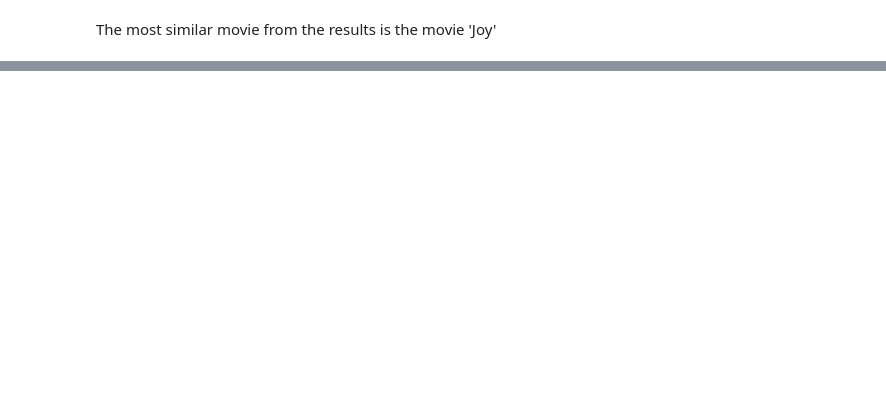
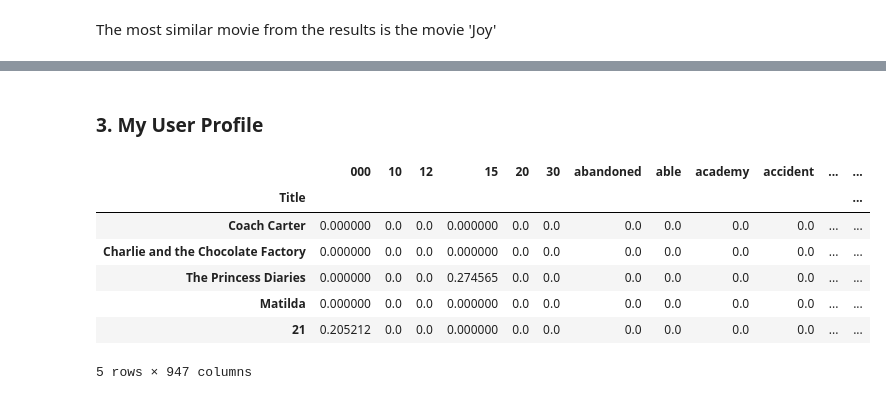
Before and after one commit to wswu001/Recommendation-Engine-for-Movies, a Jupyter notebook: Part2_content_based.ipynb, the cells around one changed output, grey strips where cells are left out. Cells and saved outputs as stored; diff of their text form; code cells hidden in the pictures; blank space fills up the shorter version.

```diff
--- a/Part2_content_based.ipynb
+++ b/Part2_content_based.ipynb
@@ -334,0 +368,25 @@ The most similar movie from the results is the movie 'Joy'
+# %% [markdown]
+### 3. My User Profile
+# %%
+# Create a list of movies I like
+list_of_movies_enjoyed = ['Coach Carter', 'Charlie and the Chocolate Factory',
+'The Princess Diaries', 'Matilda', '21', 'Catch Me If You Can', 'The Wolf of Wall Street',
+'X-Men Origins: Wolverine', 'The Black Panther', 'Sherlock Holmes: A Game of Shadows', 'Mulan',
+'The Parent Trap', 'Monsters University', 'Clueless', 'Legally Blonde', 'Parasite', 'The Chronicles of Narnia: The Lion, the Witch and the Wardrobe',
+'The Hunger Games', 'School of Rock','Indiana Jones and the Kingdom of the Crystal Skull',
+'The Incredibles','Kingsman: The Secret Service','Argo','The Lord of the Rings: The Return of the King',
+'White Chicks', 'The House Bunny', 'Suicide Squad','Pitch Perfect','The Devil Wears Prada', 'The Holiday','The Phantom of the Opera',
+'Harry Potter and the Philosopher\'s Stone','Lemony Snicket\'s A Series of Unfortunate Events']
+
+# Create a subset of only the movies in the target list
+movies_enjoyed_df = tfidf_df.reindex(list_of_movies_enjoyed)
+movies_enjoyed_df.head()
+# %% [output]
+|  | 000 | 10 | 12 | 15 | 20 | 30 | abandoned | able | academy | accident | ... | ... |
+| Title |  |  |  |  |  |  |  |  |  |  |  | ... |
+| Coach Carter | 0.000000 | 0.0 | 0.0 | 0.000000 | 0.0 | 0.0 | 0.0 | 0.0 | 0.0 | 0.0 | ... | ... |
+| Charlie and the Chocolate Factory | 0.000000 | 0.0 | 0.0 | 0.000000 | 0.0 | 0.0 | 0.0 | 0.0 | 0.0 | 0.0 | ... | ... |
+| The Princess Diaries | 0.000000 | 0.0 | 0.0 | 0.274565 | 0.0 | 0.0 | 0.0 | 0.0 | 0.0 | 0.0 | ... | ... |
+| Matilda | 0.000000 | 0.0 | 0.0 | 0.000000 | 0.0 | 0.0 | 0.0 | 0.0 | 0.0 | 0.0 | ... | ... |
+| 21 | 0.205212 | 0.0 | 0.0 | 0.000000 | 0.0 | 0.0 | 0.0 | 0.0 | 0.0 | 0.0 | ... | ... |
+5 rows × 947 columns
```
Also changed, not shown: parts of 10 cells of this notebook.
